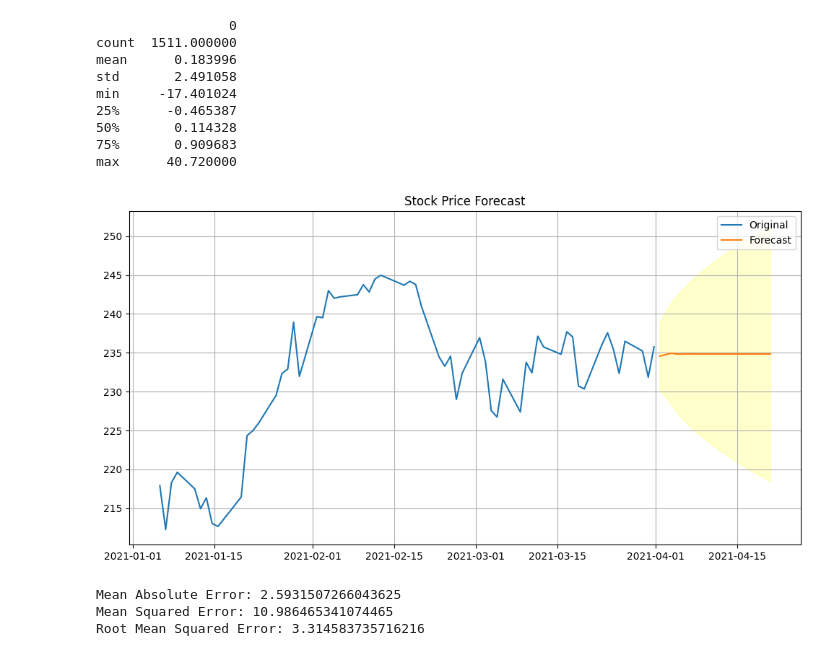
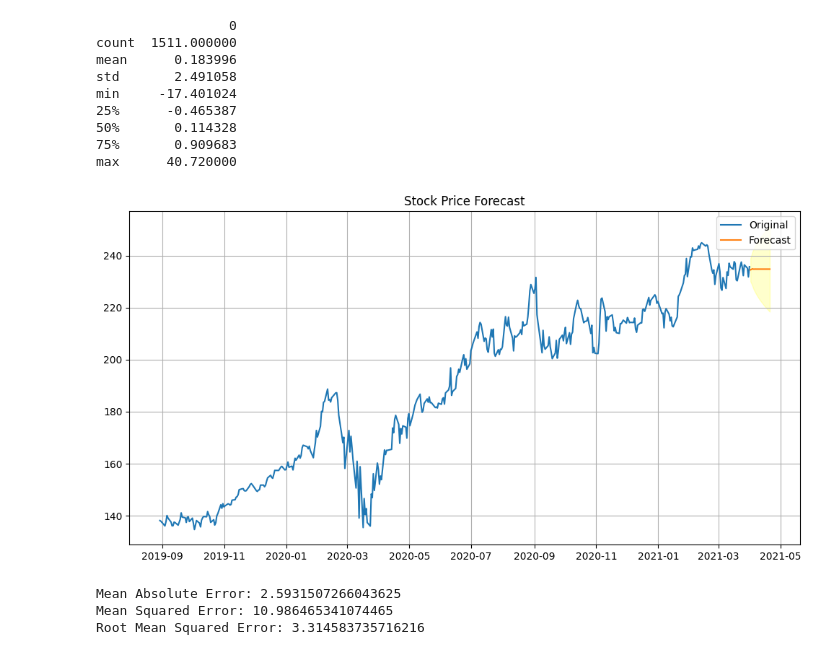
Before and after one commit to Midigan/Joint-CA2-Machine-Learning-for-Business, a Jupyter notebook: CA2 MLB and DV Integrated.ipynb, the cells around one changed output. Drawn from its saved outputs; the diff is of its cells as text; code cells hidden in the pictures.

```diff
--- a/CA2 MLB and DV Integrated.ipynb
+++ b/CA2 MLB and DV Integrated.ipynb
@@ -241,26 +242,26 @@ min     -17.401024
 max      40.720000
 # %%
 # Forecasting
-forecast_steps = 20
+forecast_steps = 20 #Steps forward to forecast
 forecast_results = results_ARIMA.get_forecast(steps=forecast_steps)
 forecast = forecast_results.predicted_mean
 conf_int = forecast_results.conf_int()
 
 # Adjusting the date index for the forecast plot
 last_date = time_series.index[-1]
 forecast_index = pd.date_range(start=last_date, periods=forecast_steps + 1)[1:] #-day1
 
 # Plotting the Forecast
 plt.figure(figsize=(12,6))
-plt.plot(time_series[-60:], label='Original')  # last 60 data points of the original time series to the plot
+plt.plot(time_series[-400:], label='Original')  # last 400 data points of the original time series
 plt.plot(forecast_index, forecast, label='Forecast')
 plt.fill_between(forecast_index, conf_int.iloc[:, 0], conf_int.iloc[:, 1], color='yellow', alpha=0.2)
 plt.legend()
 plt.title('Stock Price Forecast')
 plt.grid(True)
 plt.show()
 # %% [output]
-[figure, old version]
+[figure, new version]
 # %%
 # Calculate forecast errors
 true_values = df['Close'][-forecast_steps:]
```
Also changed, not shown: parts of 10 cells of this notebook, 4 other files.
